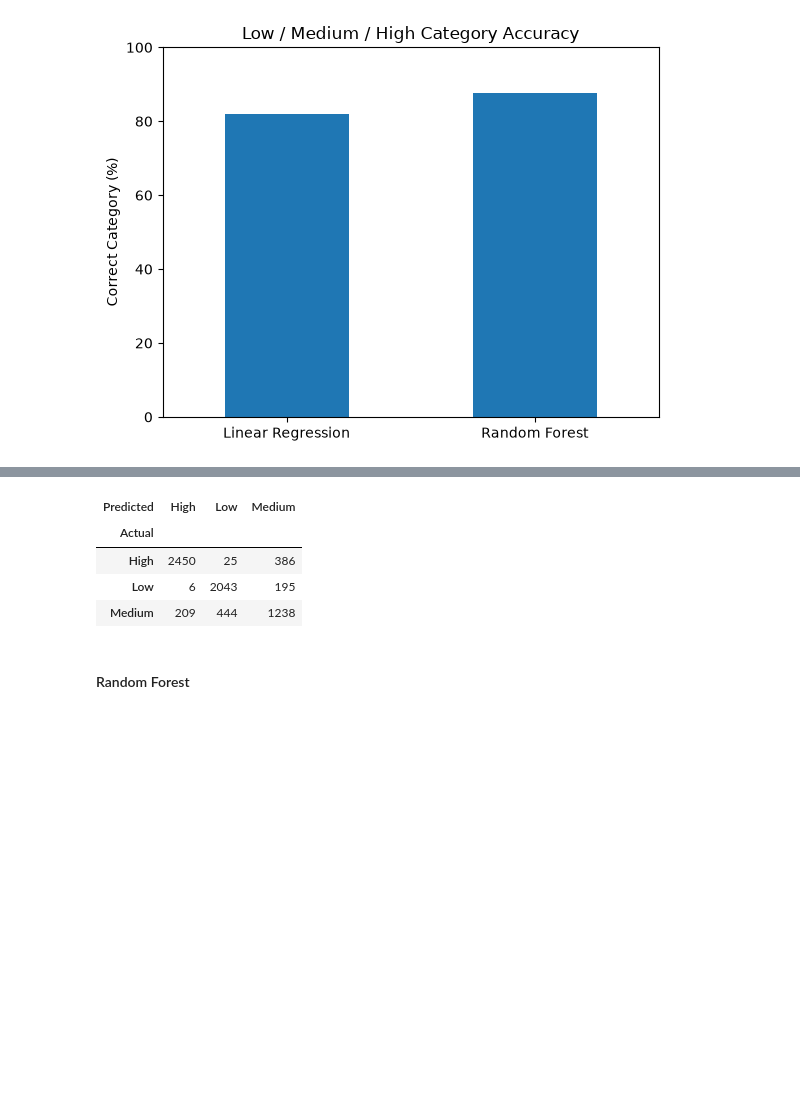
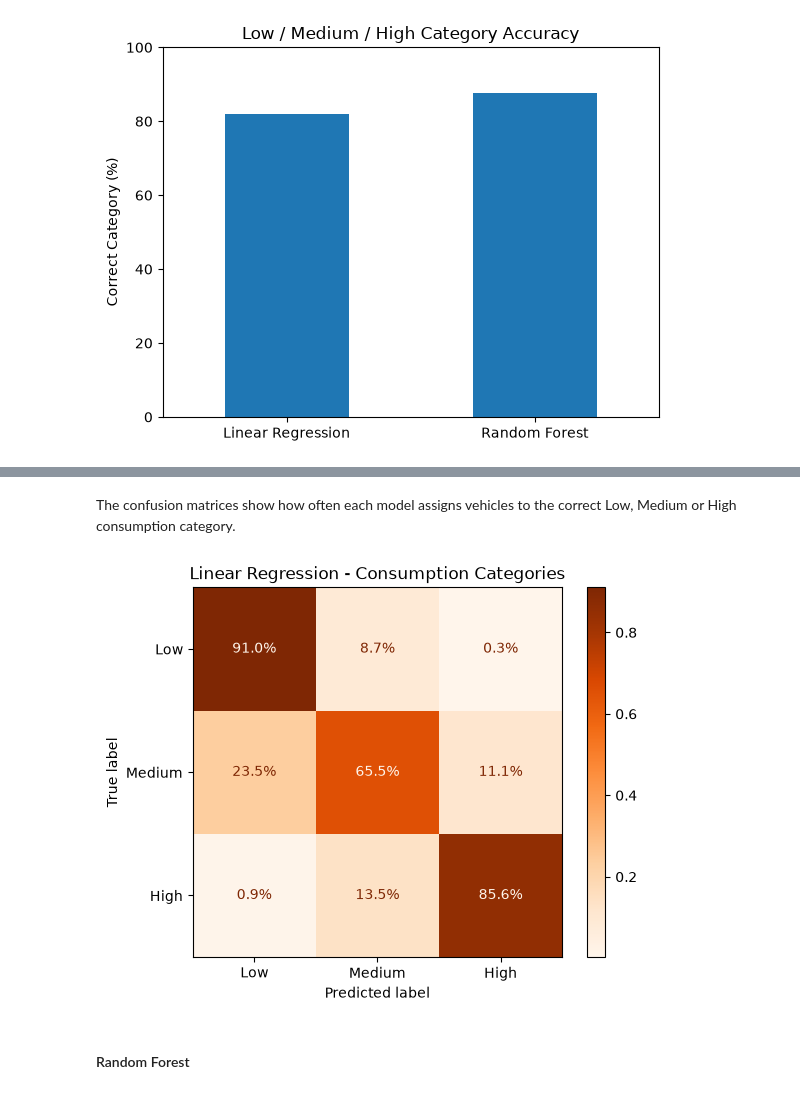
Before and after one commit to theorob284/Fuel-Classification, a Jupyter notebook: src/model_comparison.ipynb, the cells around one changed output, grey strips where cells are left out. Saved outputs shown, nothing was run; the diff lists cells and outputs as text; code cells hidden in the pictures; blank space fills up the shorter version.

```diff
--- a/src/model_comparison.ipynb
+++ b/src/model_comparison.ipynb
@@ -170,17 +201,28 @@ Random Forest: 87.8%
+# %% [markdown]
+The confusion matrices show how often each model assigns vehicles to the correct Low, Medium or High consumption category.
 # %%
-linear_confusion = pd.crosstab(
+labels = ["Low", "Medium", "High"]
+
+linear_cm = confusion_matrix(
     linear["actual_category"],
     linear["predicted_category"],
-    rownames=["Actual"],
-    colnames=["Predicted"]
+    labels=labels,
+    normalize="true"
 )
 
-linear_confusion
+display = ConfusionMatrixDisplay(
+    confusion_matrix=linear_cm,
+    display_labels=labels
+)
+
+display.plot(
+    values_format=".1%",
+    cmap="Oranges"
+)
+
+plt.title("Linear Regression - Consumption Categories")
+plt.show()
 # %% [output]
-| Predicted | High | Low | Medium |
-| Actual |  |  |  |
-| High | 2450 | 25 | 386 |
-| Low | 6 | 2043 | 195 |
-| Medium | 209 | 444 | 1238 |
+[figure, added]
 # %% [markdown]
 #### Random Forest
```
Also changed, not shown: parts of 8 cells of this notebook, 3 other files.
